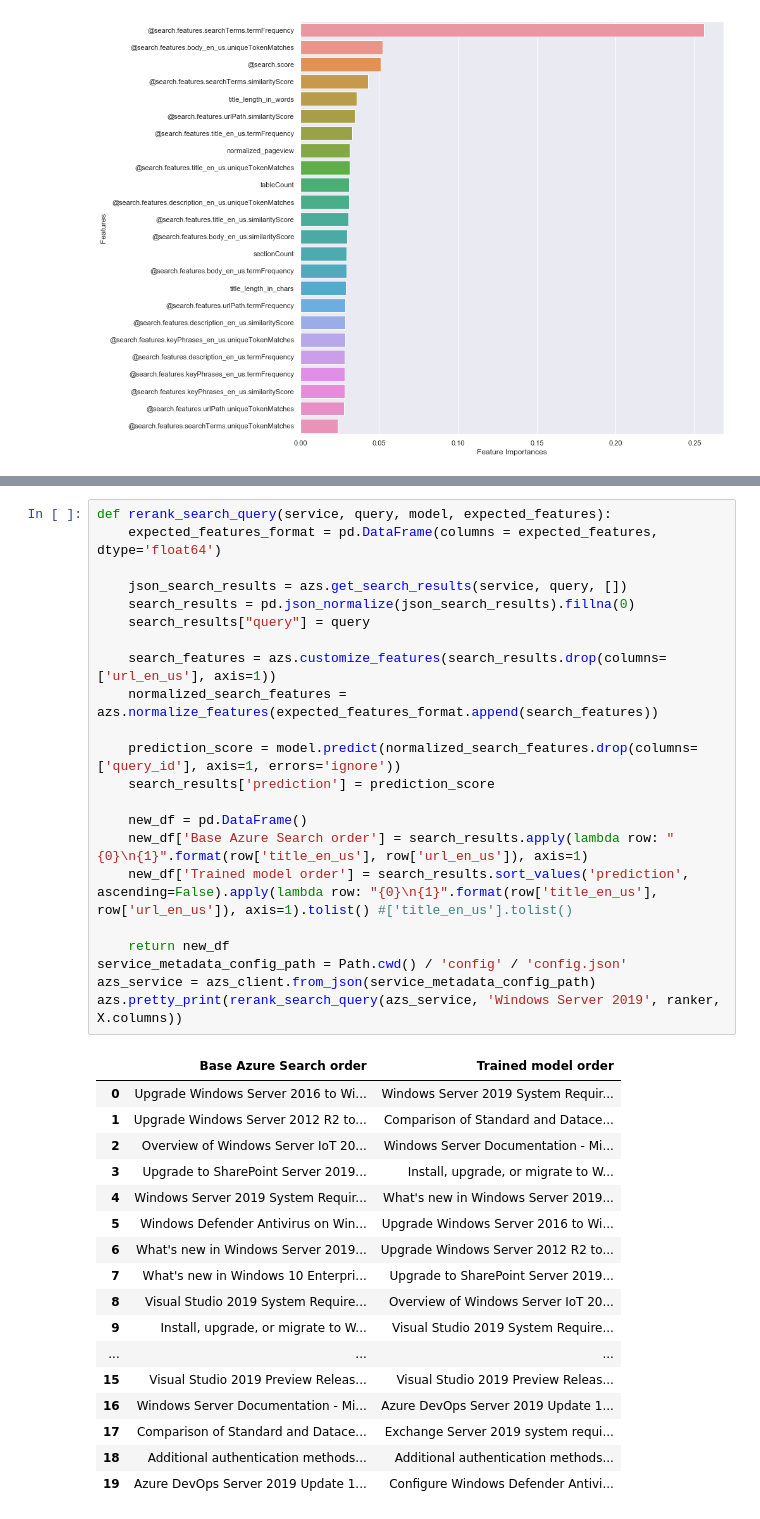
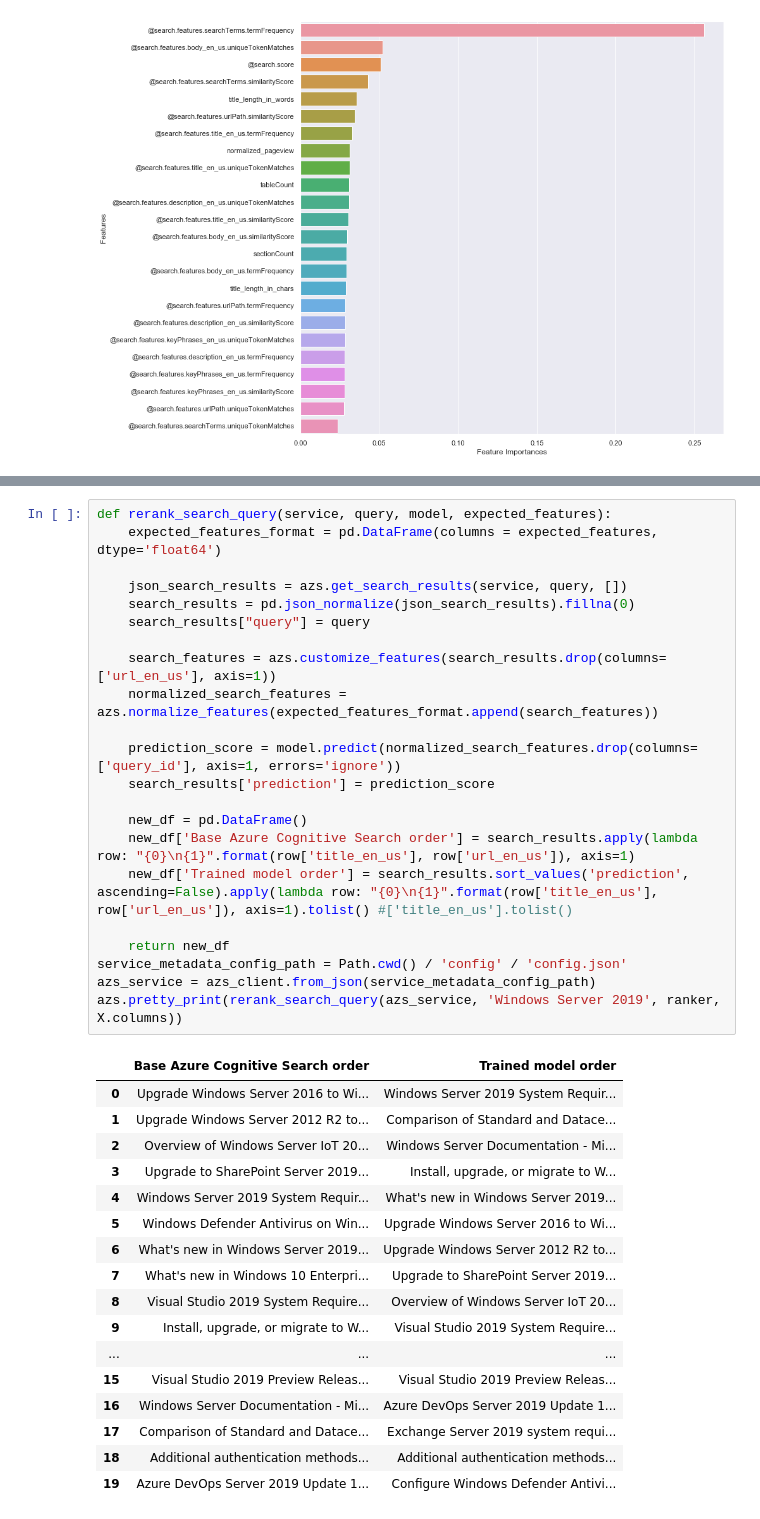
Before and after one commit to wenyangfu/wenyang-ltr, a Jupyter notebook: l2r_part2_experiment.ipynb, the cells around one changed output, grey strips where cells are left out. Drawn from its saved outputs; the diff is of its cells as text.

```diff
--- a/l2r_part2_experiment.ipynb
+++ b/l2r_part2_experiment.ipynb
@@ -280,27 +280,27 @@ Once we get the features in the expected format, we can feed them into the train
 # %%
 def rerank_search_query(service, query, model, expected_features):
     expected_features_format = pd.DataFrame(columns = expected_features, dtype='float64')
 
     json_search_results = azs.get_search_results(service, query, [])
     search_results = pd.json_normalize(json_search_results).fillna(0)
     search_results["query"] = query
 
     search_features = azs.customize_features(search_results.drop(columns=['url_en_us'], axis=1))
     normalized_search_features = azs.normalize_features(expected_features_format.append(search_features))
 
     prediction_score = model.predict(normalized_search_features.drop(columns=['query_id'], axis=1, errors='ignore'))
     search_results['prediction'] = prediction_score
 
     new_df = pd.DataFrame()
-    new_df['Base Azure Search order'] = search_results.apply(lambda row: "{0}\n{1}".format(row['title_en_us'], row['url_en_us']), axis=1)
+    new_df['Base Azure Cognitive Search order'] = search_results.apply(lambda row: "{0}\n{1}".format(row['title_en_us'], row['url_en_us']), axis=1)
     new_df['Trained model order'] = search_results.sort_values('prediction', ascending=False).apply(lambda row: "{0}\n{1}".format(row['title_en_us'], row['url_en_us']), axis=1).tolist() #['title_en_us'].tolist()
 
     return new_df
 service_metadata_config_path = Path.cwd() / 'config' / 'config.json'
 azs_service = azs_client.from_json(service_metadata_config_path)
 azs.pretty_print(rerank_search_query(azs_service, 'Windows Server 2019', ranker, X.columns))
 # %% [output]
-|  | Base Azure Search order | Trained model order |
+|  | Base Azure Cognitive Search order | Trained model order |
 | 0 | Upgrade Windows Server 2016 to Wi... | Windows Server 2019 System Requir... |
 | 1 | Upgrade Windows Server 2012 R2 to... | Comparison of Standard and Datace... |
 | 2 | Overview of Windows Server IoT 20... | Windows Server Documentation - Mi... |
```
Also changed, not shown: parts of 1 cell of this notebook, 3 other files.
